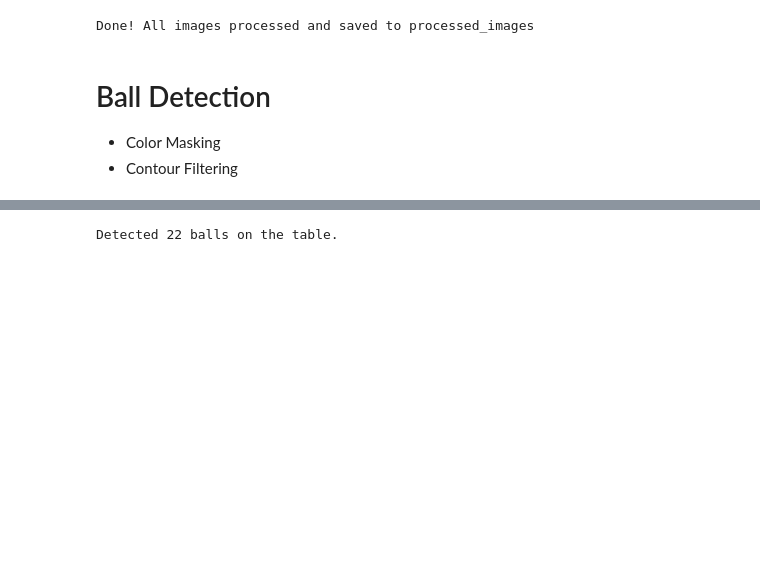
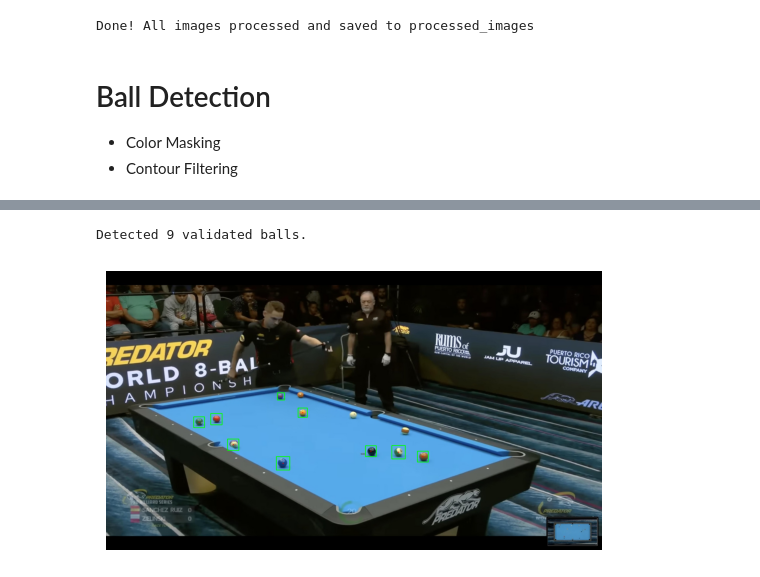
Before and after one commit to angelxmoreira/CV, a Jupyter notebook: Task_1.ipynb, the cells around one changed output, grey strips where cells are left out. Saved outputs shown, nothing was run; the diff lists cells and outputs as text; code cells hidden in the pictures; blank space fills up the shorter version.

Commit message:
Ball detection

```diff
--- a/Task_1.ipynb
+++ b/Task_1.ipynb
@@ -155,5 +158,5 @@ plt.show()
 # %%
-img_path = os.path.join(output_dir, '3f_png.rf.81c7e132365ef95bb19380ca389025f6.jpg')
+img_path = os.path.join(output_dir, '4a_png.rf.a6bb5c5706fd8628eb53d34a122cf441.jpg')
 frame = cv2.imread(img_path)
 output_frame = frame.copy()
 
@@ -167,64 +170,76 @@ blue_mask = cv2.inRange(hsv, lower_blue, upper_blue)
 contours, _ = cv2.findContours(blue_mask, cv2.RETR_EXTERNAL, cv2.CHAIN_APPROX_SIMPLE)
 table_contour = max(contours, key=cv2.contourArea)
 
-# adds contours of the table
-hull = cv2.convexHull(table_contour)
 table_surface = np.zeros_like(blue_mask)
-cv2.drawContours(table_surface, [hull], -1, 255, -1)
+cv2.drawContours(table_surface, [table_contour], -1, 255, -1)
 
-#only focusing now on the table surface
-kernel = np.ones((16, 16), np.uint8)
+kernel = np.ones((17, 17), np.uint8)
 table_surface = cv2.erode(table_surface, kernel, iterations=1)
 
 #grey mapping of the table
 gray = cv2.cvtColor(frame, cv2.COLOR_BGR2GRAY)
 gray_table = cv2.bitwise_and(gray, gray, mask=table_surface)
 gray_blur = cv2.medianBlur(gray_table, 5)
 
 circles = cv2.HoughCircles(
     gray_blur,
     cv2.HOUGH_GRADIENT,
     dp=1.1,
-    minDist=14,
-    param1=80,        # only looking at objects and not textures
-    param2=18,        # looking for round shapes
-    minRadius=6,
-    maxRadius=25
+    minDist=16,
+    param1=80,        # Highly sensitive to soft edges
+    param2=15,        # Will detect shadows and ghosts
+    minRadius=8,      # Allow smaller balls for different camera heights
+    maxRadius=25      # Allow larger balls
 )
 
 
-ball_count = 0
+# A list to store our final, verified balls
+valid_balls = []
+
 if circles is not None:
     circles = np.round(circles[0, :]).astype("int")
 
-    img_height, img_width = frame.shape[:2]
+    for (x, y, r) in circles:
+        # VERIFICATION A: The Color Test
+        circle_mask = np.zeros_like(blue_mask)
+        cv2.circle(circle_mask, (x, y), int(r * 0.8), 255, -1)
+        mean_blue_val = cv2.mean(blue_mask, mask=circle_mask)[0]
 
-    for (x, y, r) in circles:
-        ball_count += 1
+        if mean_blue_val < 120:
 
-        padding = int(r * 0.30) + 3
-        adjusted_r = r + padding
+            # --- GHOST FIX 2: PREVENT OVERLAPPING (NMS) ---
+            is_duplicate = False
+            for (vx, vy, vr) in valid_balls:
+                # Calculate the distance between this new circle and already validated ones
+                distance = math.sqrt((x - vx)**2 + (y - vy)**2)
+                if distance < 18: # If centers are within 18 pixels, it's the same ball!
+                    is_duplicate = True
+                    break
 
-        # Calculate corners, using max() and min() to ensure the box never
-        # goes off the edge of the image.
-        top_left_x = max(0, x - adjusted_r)
-        top_left_y = max(0, y - adjusted_r)
-        bottom_right_x = min(img_width, x + adjusted_r)
-        bottom_right_y = min(img_height, y + adjusted_r)
+            # If it passed the color test AND isn't a duplicate, save it!
+            if not is_duplicate:
+                valid_balls.append((x, y, r))
 
-        top_left = (top_left_x, top_left_y)
-        bottom_right = (bottom_right_x, bottom_right_y)
+# 5. Draw the Final Validated Balls
+img_height, img_width = frame.shape[:2]
 
-        # Draw the bounding box
-        cv2.rectangle(output_frame, top_left, bottom_right, (0, 255, 0), 2)
+for (x, y, r) in valid_balls:
+    # Safe Bounding Box Calculation
+    padding = int(r * 0.30) + 3
+    adjusted_r = r + padding
 
-        # Draw the center point
-        cv2.circle(output_frame, (x, y), 2, (0, 0, 255), -1)
+    top_left_x = max(0, x - adjusted_r)
+    top_left_y = max(0, y - adjusted_r)
+    bottom_right_x = min(img_width, x + adjusted_r)
+    bottom_right_y = min(img_height, y + adjusted_r)
 
-print(f"Detected {ball_count} balls on the table.")
+    cv2.rectangle(output_frame, (top_left_x, top_left_y), (bottom_right_x, bottom_right_y), (0, 255, 0), 2)
+    cv2.circle(output_frame, (x, y), 2, (0, 0, 255), -1)
 
-cv2.imshow('Robust Bounding Boxes', output_frame)
-cv2.waitKey(0)
-cv2.destroyAllWindows()
+print(f"Detected {len(valid_balls)} validated balls.")
+
+plt.imshow(cv2.cvtColor(output_frame, cv2.COLOR_BGR2RGB))
+_ = plt.axis("off")
 # %% [output]
-Detected 22 balls on the table.
+Detected 9 validated balls.
+[figure, added]
```
Also changed, not shown: parts of 10 cells of this notebook, 1 other file.
